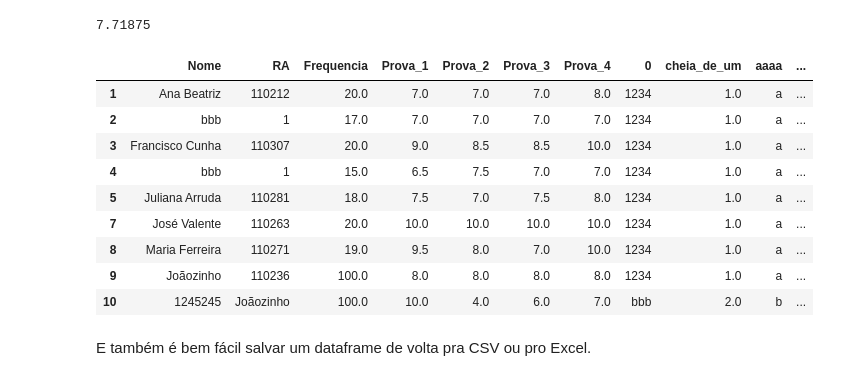
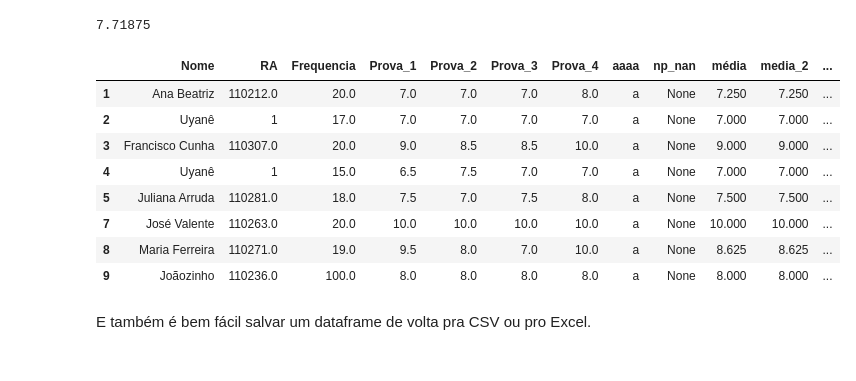
Before and after one commit to patriciacatandi/Lets_Code_Alunos, a Jupyter notebook: 02_Ferramentas_Programação/03_Pandas/Aula_3_-_Introdução.ipynb, the cells around one changed output. Saved outputs shown, nothing was run; the diff lists cells and outputs as text; code cells hidden in the pictures.

```diff
--- a/02_Ferramentas_Programação/03_Pandas/Aula_3_-_Introdução.ipynb
+++ b/02_Ferramentas_Programação/03_Pandas/Aula_3_-_Introdução.ipynb
@@ -760,5 +897,6 @@ tabela
 # %%
-tabela['media_em_coluna'] = tabela[["Prova_1", "Prova_2", "Prova_3", "Prova_4"]].mean()
-tabela
+#Não entendi essa média em coluna
+df['media_em_coluna'] = df[["Prova_1", "Prova_2", "Prova_3", "Prova_4"]].mean()
+df
 # %% [output]
 |  | Nome | RA | Frequencia | Prova_1 | Prova_2 | Prova_3 | Prova_4 | 0 | cheia_de_um | aaaa | ... |
@@ -799,0 +930,4 @@ tabela
+# %%
+# Irá colocar 1 no RA quem possuir o nome = "Uyanê":
+df.loc[df['Nome']=="Uyanê", 'RA'] = 1
+df
@@ -827,0 +1011,6 @@ tabela[["Prova_1", "Prova_2", "Prova_3", "Prova_4"]].max(axis=0)
+# %%
+#Escolhendo colunas que serão excluídas do DataFrame:
+df = df.drop(columns=["cheia_de_um","vazio",0])
+# %%
+#Eliminando a linha 11 do DataFrame:
+df = df.drop(11)
@@ -907,19 +1138,18 @@ tabela[tabela["Prova_4"] == tabela["Prova_1"]]["média"].mean()
 7.71875
 # %%
 # Podemos criar um novo df diretamento do filtro
-prova_4 = tabela[tabela['Prova_4']>=7]
+prova_4 = df[df['Prova_4']>=7]
 prova_4
 # %% [output]
-|  | Nome | RA | Frequencia | Prova_1 | Prova_2 | Prova_3 | Prova_4 | 0 | cheia_de_um | aaaa | ... |
-| 1 | Ana Beatriz | 110212 | 20.0 | 7.0 | 7.0 | 7.0 | 8.0 | 1234 | 1.0 | a | ... |
-| 2 | bbb | 1 | 17.0 | 7.0 | 7.0 | 7.0 | 7.0 | 1234 | 1.0 | a | ... |
-| 3 | Francisco Cunha | 110307 | 20.0 | 9.0 | 8.5 | 8.5 | 10.0 | 1234 | 1.0 | a | ... |
-| 4 | bbb | 1 | 15.0 | 6.5 | 7.5 | 7.0 | 7.0 | 1234 | 1.0 | a | ... |
-| 5 | Juliana Arruda | 110281 | 18.0 | 7.5 | 7.0 | 7.5 | 8.0 | 1234 | 1.0 | a | ... |
-| 7 | José Valente | 110263 | 20.0 | 10.0 | 10.0 | 10.0 | 10.0 | 1234 | 1.0 | a | ... |
-| 8 | Maria Ferreira | 110271 | 19.0 | 9.5 | 8.0 | 7.0 | 10.0 | 1234 | 1.0 | a | ... |
-| 9 | Joãozinho | 110236 | 100.0 | 8.0 | 8.0 | 8.0 | 8.0 | 1234 | 1.0 | a | ... |
-| 10 | 1245245 | Joãozinho | 100.0 | 10.0 | 4.0 | 6.0 | 7.0 | bbb | 2.0 | b | ... |
+|  | Nome | RA | Frequencia | Prova_1 | Prova_2 | Prova_3 | Prova_4 | aaaa | np_nan | média | media_2 | ... |
+| 1 | Ana Beatriz | 110212.0 | 20.0 | 7.0 | 7.0 | 7.0 | 8.0 | a | None | 7.250 | 7.250 | ... |
+| 2 | Uyanê | 1 | 17.0 | 7.0 | 7.0 | 7.0 | 7.0 | a | None | 7.000 | 7.000 | ... |
+| 3 | Francisco Cunha | 110307.0 | 20.0 | 9.0 | 8.5 | 8.5 | 10.0 | a | None | 9.000 | 9.000 | ... |
+| 4 | Uyanê | 1 | 15.0 | 6.5 | 7.5 | 7.0 | 7.0 | a | None | 7.000 | 7.000 | ... |
+| 5 | Juliana Arruda | 110281.0 | 18.0 | 7.5 | 7.0 | 7.5 | 8.0 | a | None | 7.500 | 7.500 | ... |
+| 7 | José Valente | 110263.0 | 20.0 | 10.0 | 10.0 | 10.0 | 10.0 | a | None | 10.000 | 10.000 | ... |
+| 8 | Maria Ferreira | 110271.0 | 19.0 | 9.5 | 8.0 | 7.0 | 10.0 | a | None | 8.625 | 8.625 | ... |
+| 9 | Joãozinho | 110236.0 | 100.0 | 8.0 | 8.0 | 8.0 | 8.0 | a | None | 8.000 | 8.000 | ... |
 # %% [markdown]
 E também é bem fácil salvar um dataframe de volta pra CSV ou pro Excel.
 # %%
```
Also changed, not shown: parts of 189 cells of this notebook, 5 other files.
